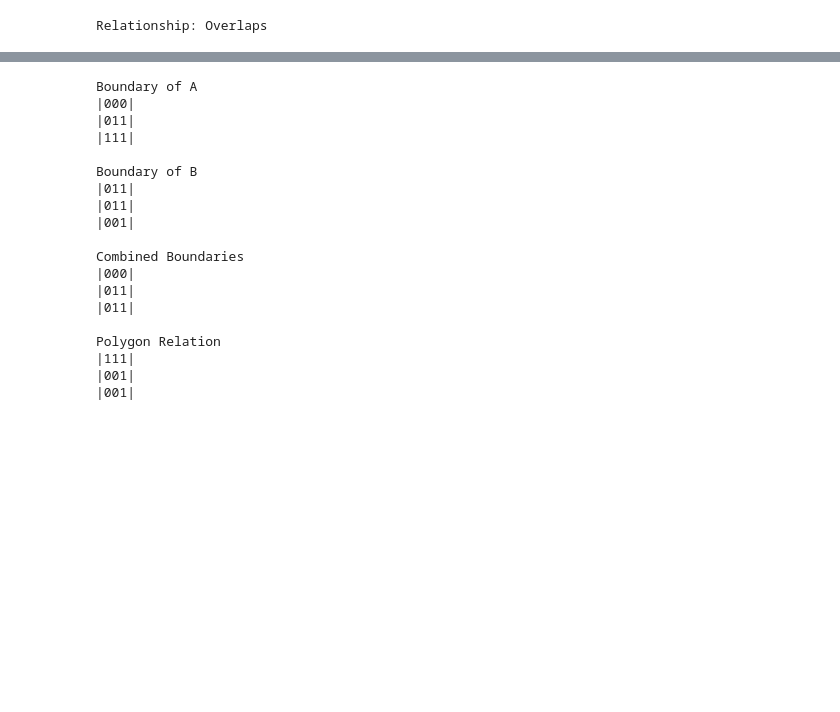
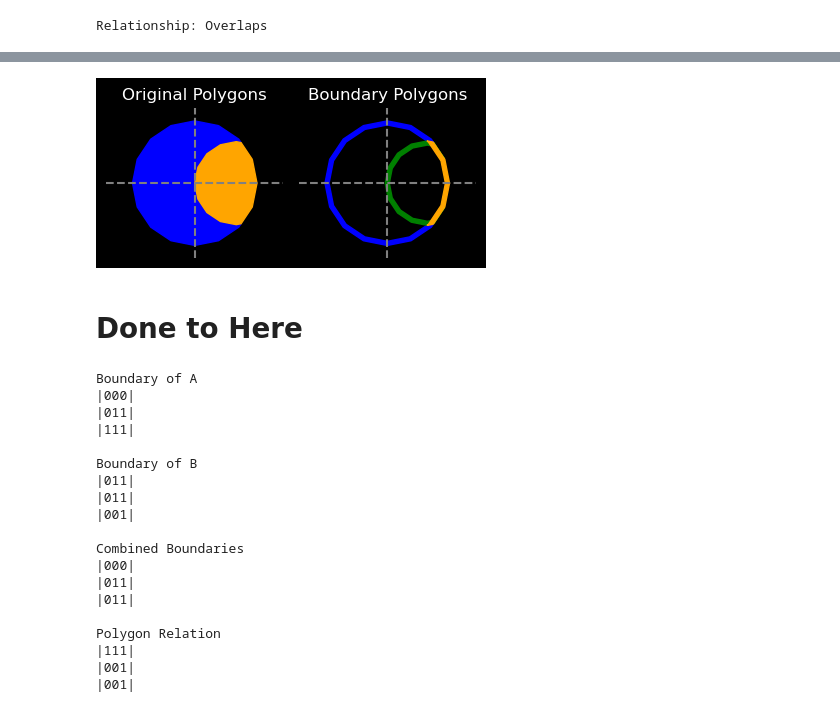
Before and after one commit to GregSal/StructureRelations, a Jupyter notebook: src/notebooks/relations/BoundaryRelationTests.ipynb, the cells around one changed output, grey strips where cells are left out. Saved outputs shown, nothing was run; the diff lists cells and outputs as text; code cells hidden in the pictures; blank space fills up the shorter version.

Commit message:
Added boundary margin demo

```diff
--- a/src/notebooks/relations/BoundaryRelationTests.ipynb
+++ b/src/notebooks/relations/BoundaryRelationTests.ipynb
@@ -975,3 +807,26 @@ ax = plot_ab(full_circle_boundary, cropped_circle_boundary)
+# %%
+full_circle = shapely.Polygon(circle_points(3,tolerance=0.01))
+circle4_offset = shapely.Polygon(circle_points(2, offset_x=2, tolerance=0.01))
+cropped_circle = shapely.intersection(full_circle, circle4_offset)
+#ax = plot_ab(full_circle, cropped_circle)
+
+margin = 0.1
+full_circle_boundary = full_circle.exterior.buffer(margin)
+cropped_circle_boundary = cropped_circle.exterior.buffer(margin)
+expanded_full_circle = shapely.union_all([full_circle, full_circle_boundary])
+shrunk_cropped_circle = cropped_circle - cropped_circle_boundary
+
+
+fig, (ax1, ax2) = plt.subplots(1, 2, figsize=(4,2))
+plot_ab(full_circle, cropped_circle, axes=ax1)
+ax1.set_title('Original Polygons')
+plot_ab(full_circle_boundary, cropped_circle_boundary, axes=ax2)
+ax2.set_title('Boundary Polygons')
+plt.tight_layout()
+# %% [output]
+[figure, added]
+# %% [markdown]
+# Done to Here
 # %%
 r_a = DE9IM(full_circle_boundary, shrunk_cropped_circle)
 r_a = r_a.boundary_adjustment('a')
```
Also changed, not shown: parts of 20 cells of this notebook, 1 other file.
